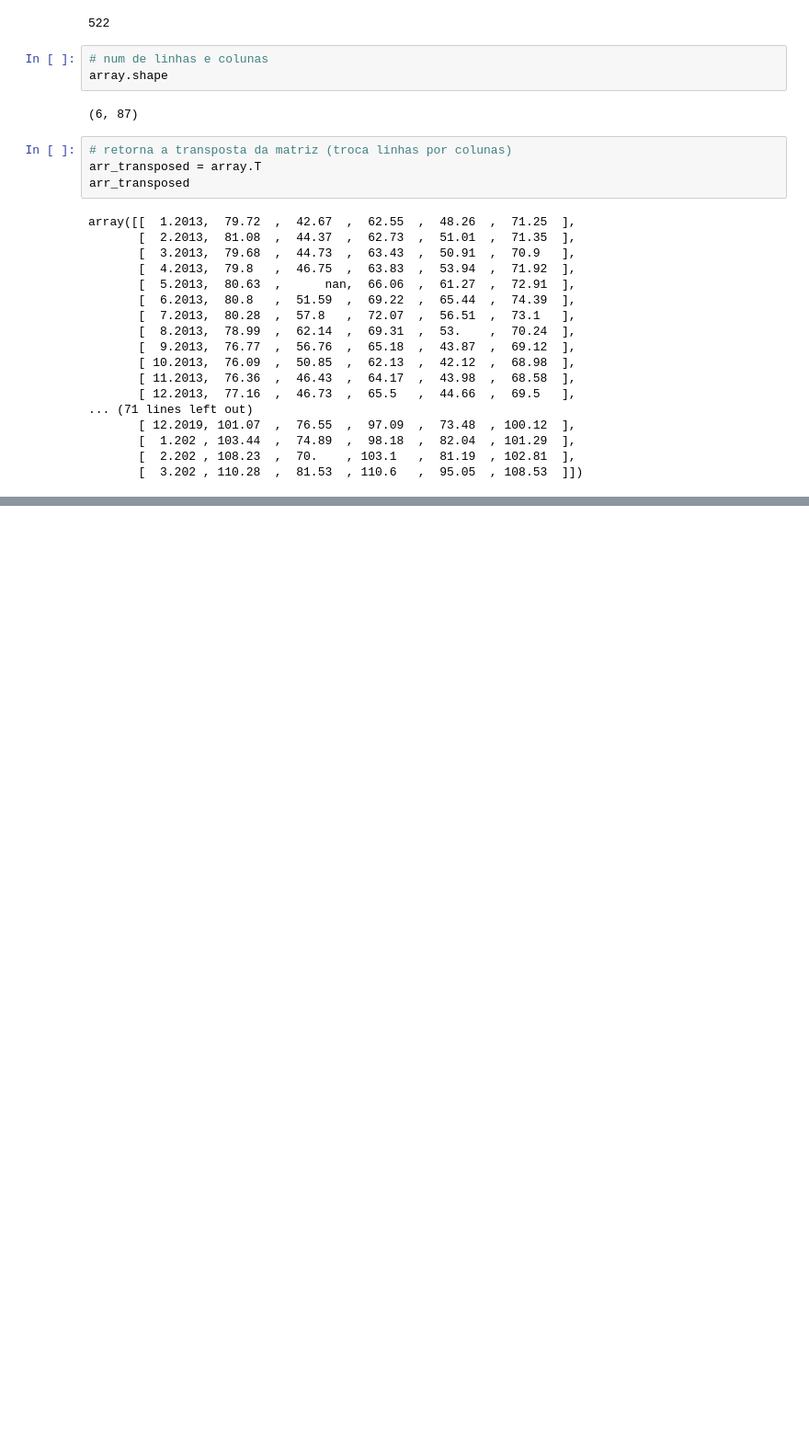
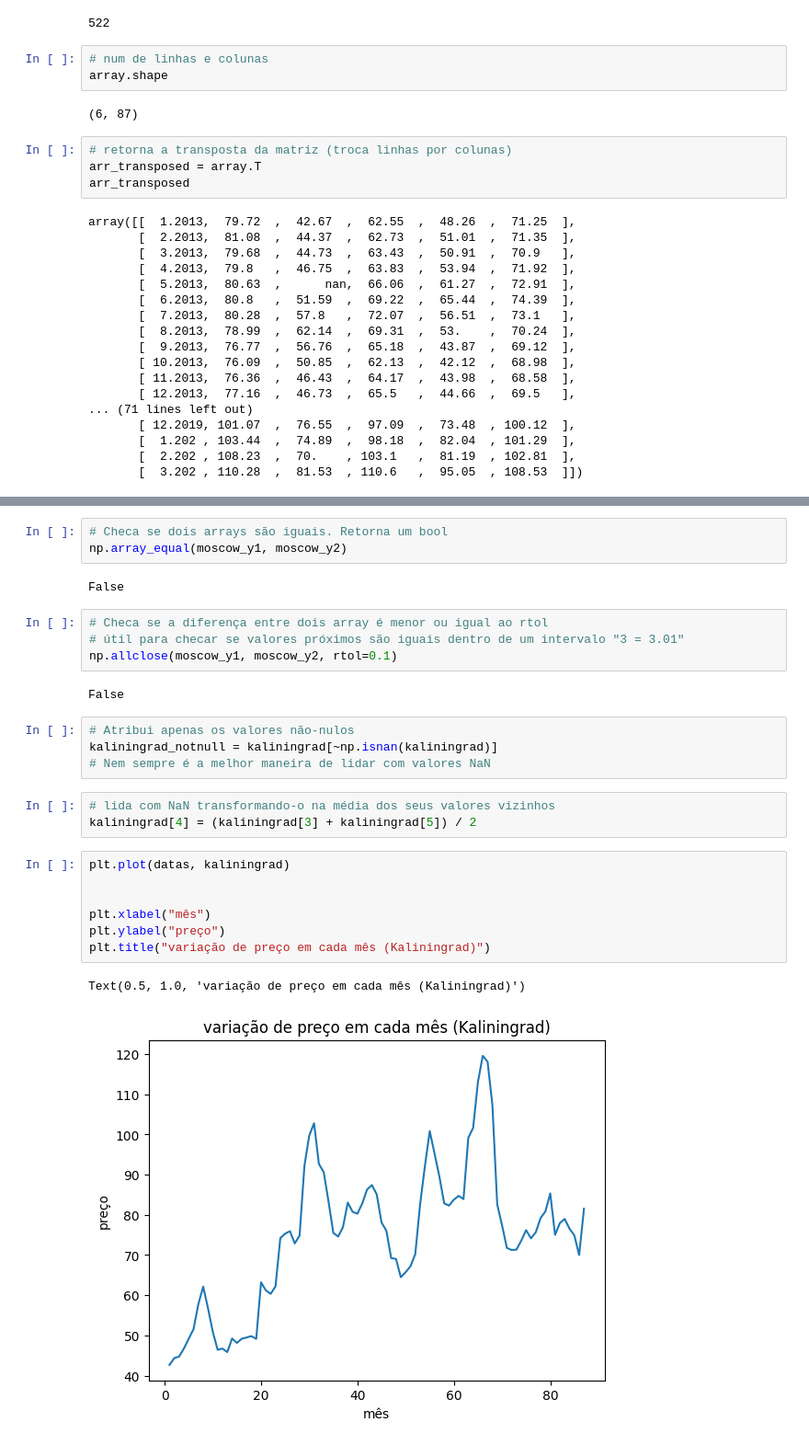
Before and after one commit to ruantos/python-para-data, a Jupyter notebook: numpy/aula_1.ipynb, the cells around one changed output, grey strips where cells are left out. Shown at 92% size. Cells and saved outputs as stored; diff of their text form; blank space fills up the shorter version.

```diff
--- a/numpy/aula_1.ipynb
+++ b/numpy/aula_1.ipynb
@@ -54,0 +94,28 @@ arr_fruits = np.loadtxt(url_fruits, delimiter=",",
+# %%
+# Checa se dois arrays são iguais. Retorna um bool
+np.array_equal(moscow_y1, moscow_y2)
+# %% [output]
+False
+# %%
+# Checa se a diferença entre dois array é menor ou igual ao rtol
+# útil para checar se valores próximos são iguais dentro de um intervalo "3 = 3.01"
+np.allclose(moscow_y1, moscow_y2, rtol=0.1)
+# %% [output]
+False
+# %%
+# Atribui apenas os valores não-nulos
+kaliningrad_notnull = kaliningrad[~np.isnan(kaliningrad)]
+# Nem sempre é a melhor maneira de lidar com valores NaN
+# %%
+# lida com NaN transformando-o na média dos seus valores vizinhos
+kaliningrad[4] = (kaliningrad[3] + kaliningrad[5]) / 2
+# %%
+plt.plot(datas, kaliningrad)
+
+
+plt.xlabel("mês")
+plt.ylabel("preço")
+plt.title("variação de preço em cada mês (Kaliningrad)")
+# %% [output]
+Text(0.5, 1.0, 'variação de preço em cada mês (Kaliningrad)')
+[figure, added]
```
Also changed, not shown: parts of 8 cells of this notebook.
